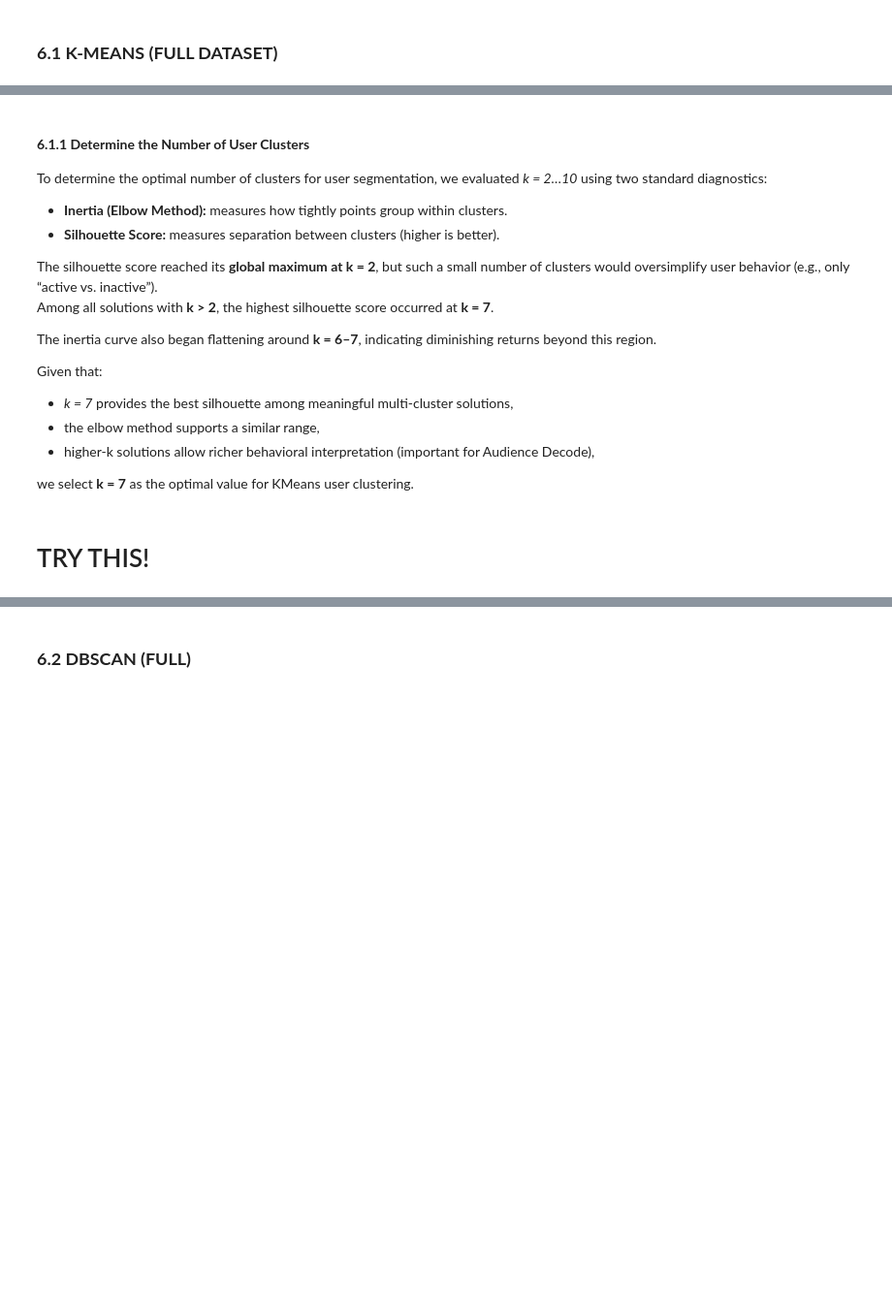
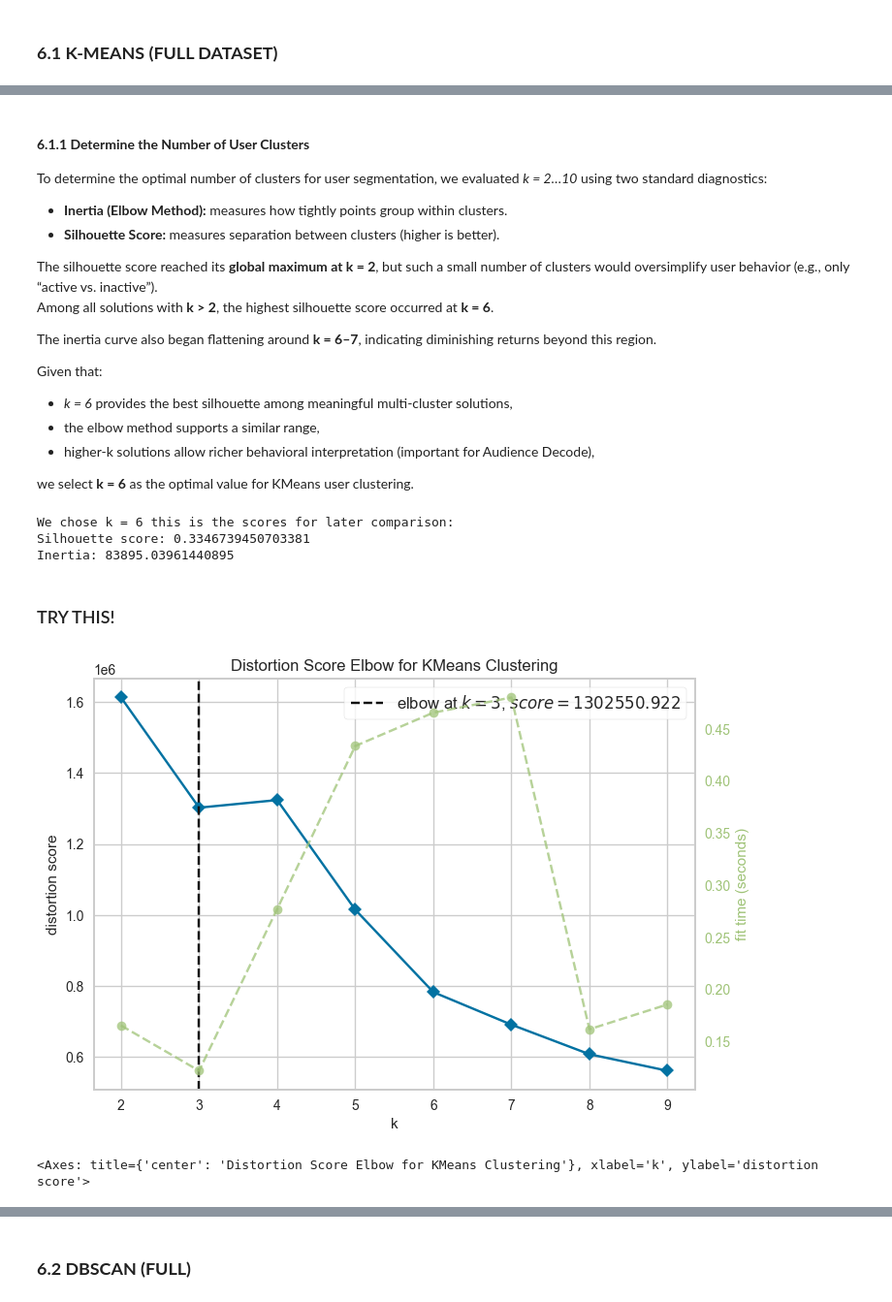
Before and after one commit to alkalenka/AudienceDecode_320991, a Jupyter notebook: main.ipynb, the cells around one changed output, grey strips where cells are left out. Shown at 97% size. Saved outputs shown, nothing was run; the diff lists cells and outputs as text; code cells hidden in the pictures; blank space fills up the shorter version.

```diff
--- a/main.ipynb
+++ b/main.ipynb
@@ -989,15 +1130,25 @@ To determine the optimal number of clusters for user segmentation, we evaluated
 - **Silhouette Score:** measures separation between clusters (higher is better).
 
 The silhouette score reached its **global maximum at k = 2**, but such a small number of clusters would oversimplify user behavior (e.g., only “active vs. inactive”).
-Among all solutions with **k > 2**, the highest silhouette score occurred at **k = 7**.
+Among all solutions with **k > 2**, the highest silhouette score occurred at **k = 6**.
 
 The inertia curve also began flattening around **k = 6–7**, indicating diminishing returns beyond this region.
 
 Given that:
-- *k = 7* provides the best silhouette among meaningful multi-cluster solutions,
+- *k = 6* provides the best silhouette among meaningful multi-cluster solutions,
 - the elbow method supports a similar range,
 - higher-k solutions allow richer behavioral interpretation (important for Audience Decode),
 
-we select **k = 7** as the optimal value for KMeans user clustering.
+we select **k = 6** as the optimal value for KMeans user clustering.
+# %%
+k = 6
+index = k - 2  # because lists start at k=2
+print("We chose k = 6 this is the scores for later comparison:")
+print(f"Silhouette score: {sil_scores_users[index]}")
+print(f"Inertia: {inertia_users[index]}")
+# %% [output]
+We chose k = 6 this is the scores for later comparison:
+Silhouette score: 0.3346739450703381
+Inertia: 83895.03961440895
 # %% [markdown]
-# TRY THIS!
+### TRY THIS!
@@ -1013,2 +1155,18 @@ visualizer.show()        # Finalize and render figure
+# %%
+from yellowbrick.cluster import KElbowVisualizer
+from sklearn.cluster import KMeans
+
+# Use the same dataset you used for KMeans
+dataset = X_users_kmeans   # ← THIS IS THE CORRECT NAME
+
+model = KMeans()
+
+visualizer = KElbowVisualizer(model, k=(2, 10), timings=True)
+
+visualizer.fit(dataset)
+visualizer.show()
+# %% [output]
+[figure, added]
+<Axes: title={'center': 'Distortion Score Elbow for KMeans Clustering'}, xlabel='k', ylabel='distortion score'>
 # %%
 # 6.2.2 TRAIN K-MEANS ON FULL DATASET
```
Also changed, not shown: parts of 47 cells of this notebook.
